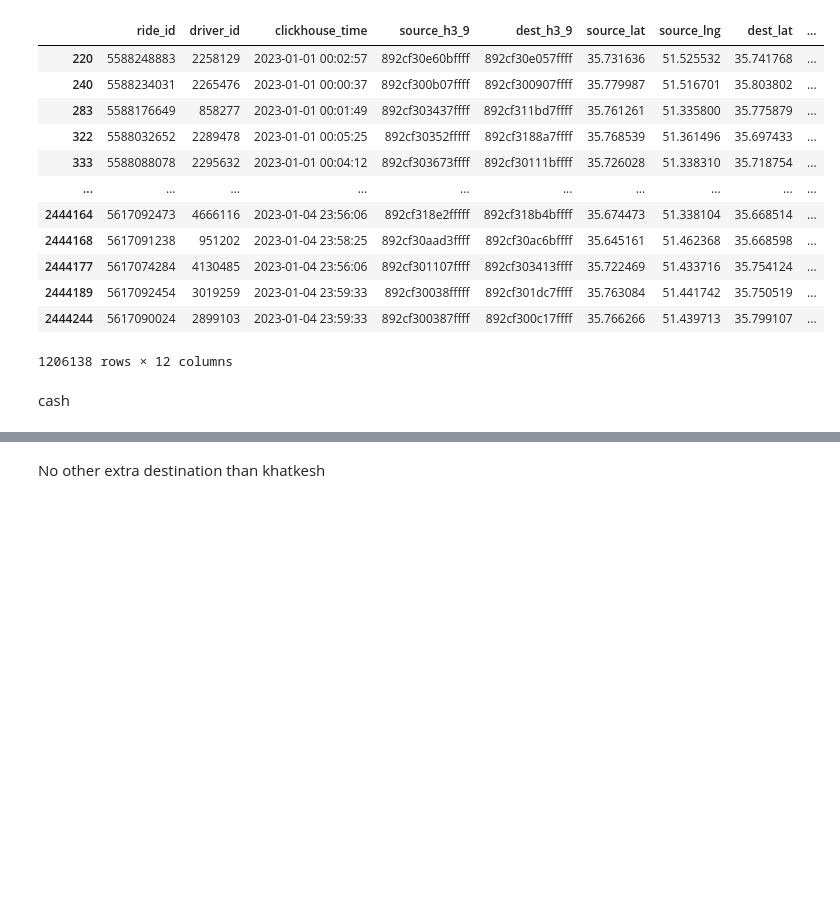
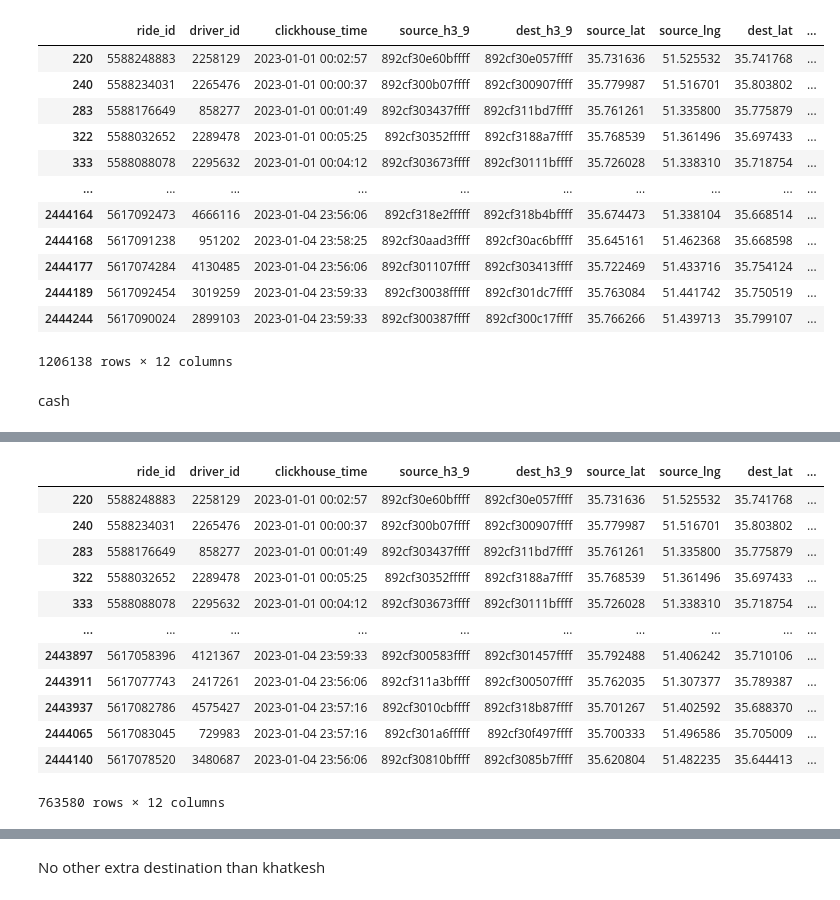
Before and after one commit to elahe-dastan/POP, a Jupyter notebook: feature_engineering/gps_clustering_load.ipynb, the cells around one changed output, grey strips where cells are left out. Drawn from its saved outputs; the diff is of its cells as text; code cells hidden in the pictures; blank space fills up the shorter version.

```diff
--- a/feature_engineering/gps_clustering_load.ipynb
+++ b/feature_engineering/gps_clustering_load.ipynb
@@ -20,7 +20,7 @@ khatkesh_columns = ['ride_id', 'driver_id', 'a_t_a_result.arrival_a_t_a', 'a_t_a
 # %%
 train_dates = ['2023-01-01', '2023-01-02', '2023-01-03', '2023-01-04']
 # %%
-khatkesh_df = pd.concat((pd.read_csv('../khatkesh_' + d + '_.csv', names=khatkesh_columns) for d in train_dates))
+khatkesh_df = pd.concat((pd.read_csv('../khatkesh_' + d + '.csv', names=khatkesh_columns) for d in train_dates))
 khatkesh_df
 # %% [output]
 |  | ride_id | driver_id | a_t_a_result.arrival_a_t_a | a_t_a_result.boarding_a_t_a | a_t_a_result.ride_a_t_a | ... |
@@ -268,3 +268,6 @@ tmp
 1206138 rows × 12 columns
 # %% [markdown]
 cash
+# %%
+cash_df = pd.concat((pd.read_csv('../cash_' + d + '.csv', names=['id', 'passenger_must_pay_cash']) for d in train_dates))
+cash_df
@@ -270,0 +288,17 @@ cash
+# %%
+tmp2 = tmp[~tmp['ride_id'].isin(cash_df['id'])]
+tmp2
+# %% [output]
+|  | ride_id | driver_id | clickhouse_time | source_h3_9 | dest_h3_9 | source_lat | source_lng | dest_lat | ... |
+| 220 | 5588248883 | 2258129 | 2023-01-01 00:02:57 | 892cf30e60bffff | 892cf30e057ffff | 35.731636 | 51.525532 | 35.741768 | ... |
+| 240 | 5588234031 | 2265476 | 2023-01-01 00:00:37 | 892cf300b07ffff | 892cf300907ffff | 35.779987 | 51.516701 | 35.803802 | ... |
+| 283 | 5588176649 | 858277 | 2023-01-01 00:01:49 | 892cf303437ffff | 892cf311bd7ffff | 35.761261 | 51.335800 | 35.775879 | ... |
+| 322 | 5588032652 | 2289478 | 2023-01-01 00:05:25 | 892cf30352fffff | 892cf3188a7ffff | 35.768539 | 51.361496 | 35.697433 | ... |
+| 333 | 5588088078 | 2295632 | 2023-01-01 00:04:12 | 892cf303673ffff | 892cf30111bffff | 35.726028 | 51.338310 | 35.718754 | ... |
+| ... | ... | ... | ... | ... | ... | ... | ... | ... | ... |
+| 2443897 | 5617058396 | 4121367 | 2023-01-04 23:59:33 | 892cf300583ffff | 892cf301457ffff | 35.792488 | 51.406242 | 35.710106 | ... |
+| 2443911 | 5617077743 | 2417261 | 2023-01-04 23:56:06 | 892cf311a3bffff | 892cf300507ffff | 35.762035 | 51.307377 | 35.789387 | ... |
+| 2443937 | 5617082786 | 4575427 | 2023-01-04 23:57:16 | 892cf3010cbffff | 892cf318b87ffff | 35.701267 | 51.402592 | 35.688370 | ... |
+| 2444065 | 5617083045 | 729983 | 2023-01-04 23:57:16 | 892cf301a6fffff | 892cf30f497ffff | 35.700333 | 51.496586 | 35.705009 | ... |
+| 2444140 | 5617078520 | 3480687 | 2023-01-04 23:56:06 | 892cf30810bffff | 892cf3085b7ffff | 35.620804 | 51.482235 | 35.644413 | ... |
+763580 rows × 12 columns
```
Also changed, not shown: parts of 10 cells of this notebook, 7 other files.
